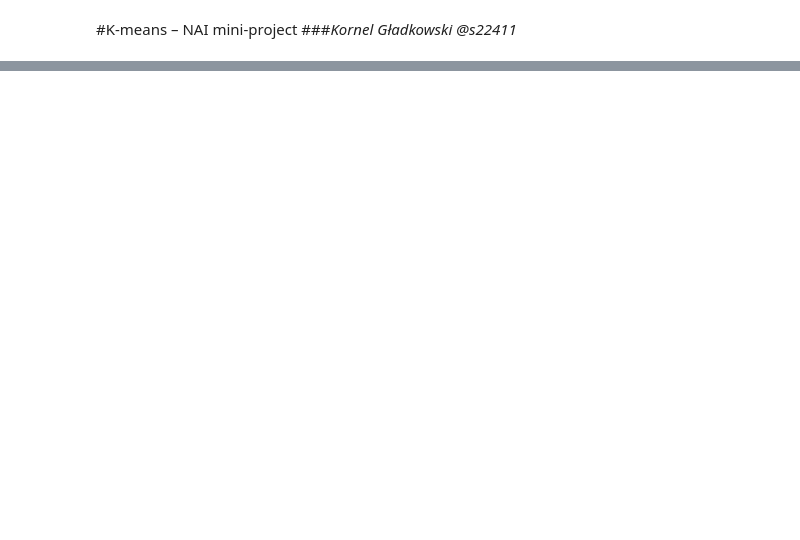
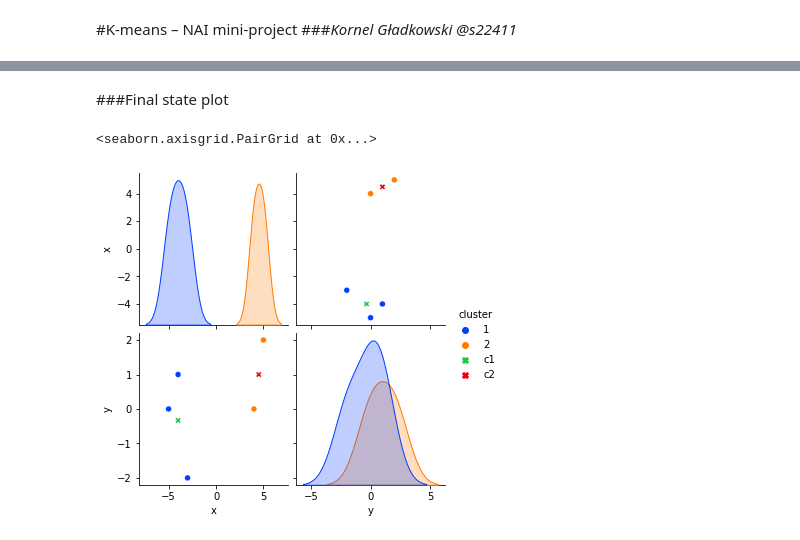
Before and after one commit to magladko/AI_Tools_algorithms, a Jupyter notebook: mpp4/mpp4.ipynb, the cells around one changed output, grey strips where cells are left out. Drawn from its saved outputs; the diff is of its cells as text; code cells hidden in the pictures; blank space fills up the shorter version.

```diff
--- a/mpp4/mpp4.ipynb
+++ b/mpp4/mpp4.ipynb
@@ -58,0 +156,18 @@ ValueError: ignored
+# %% [markdown]
+###Final state plot
+# %%
+# adjust centroids DFs for plotting
+centroids2 = centroids.reset_index()
+centroids2.rename(columns={"index" : "cluster"}, inplace=True)
+centroids2["cluster"] = centroids2["cluster"].apply(lambda cluster: f"c{cluster}")
+
+not_empty_cluster_count = len(train_df["cluster"].unique())
+
+# plot data with centroids
+sns.pairplot(train_df.iloc[:, 1:-k].append(centroids2, ignore_index=True),
+             hue='cluster',
+             markers=["o"]*not_empty_cluster_count+(["X"]*k),
+             palette=sns.color_palette("bright", not_empty_cluster_count+k))
+# %% [output]
+<seaborn.axisgrid.PairGrid at 0x...>
+[figure, added]
```
Also changed, not shown: parts of 19 cells of this notebook.
